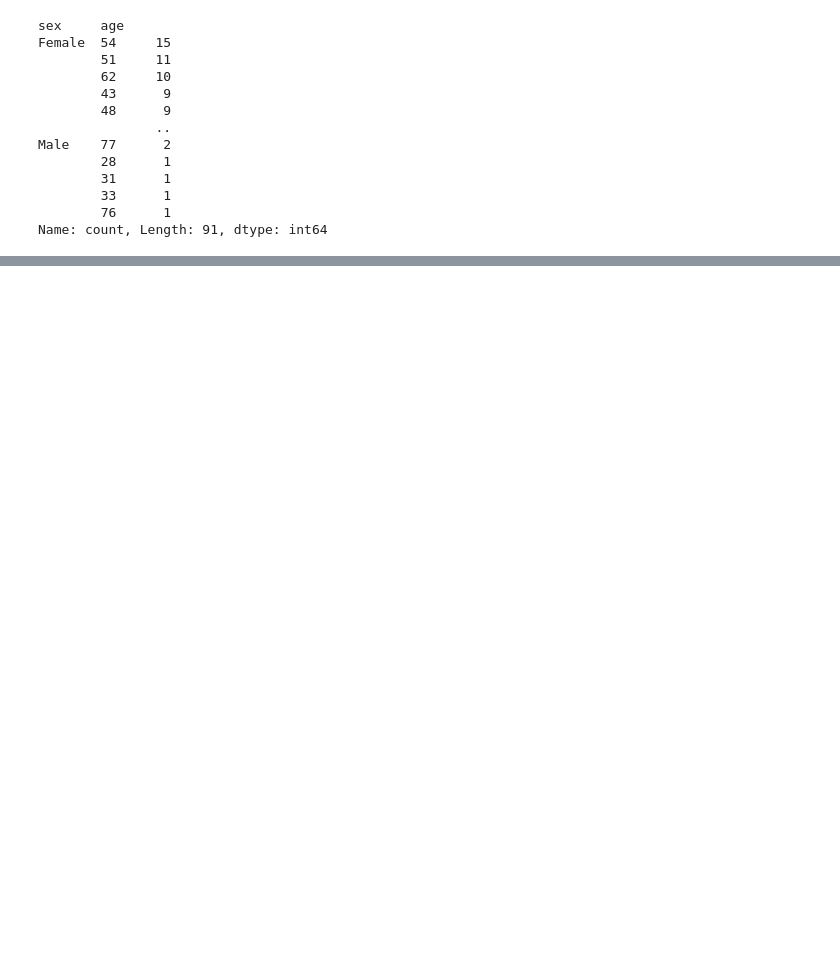
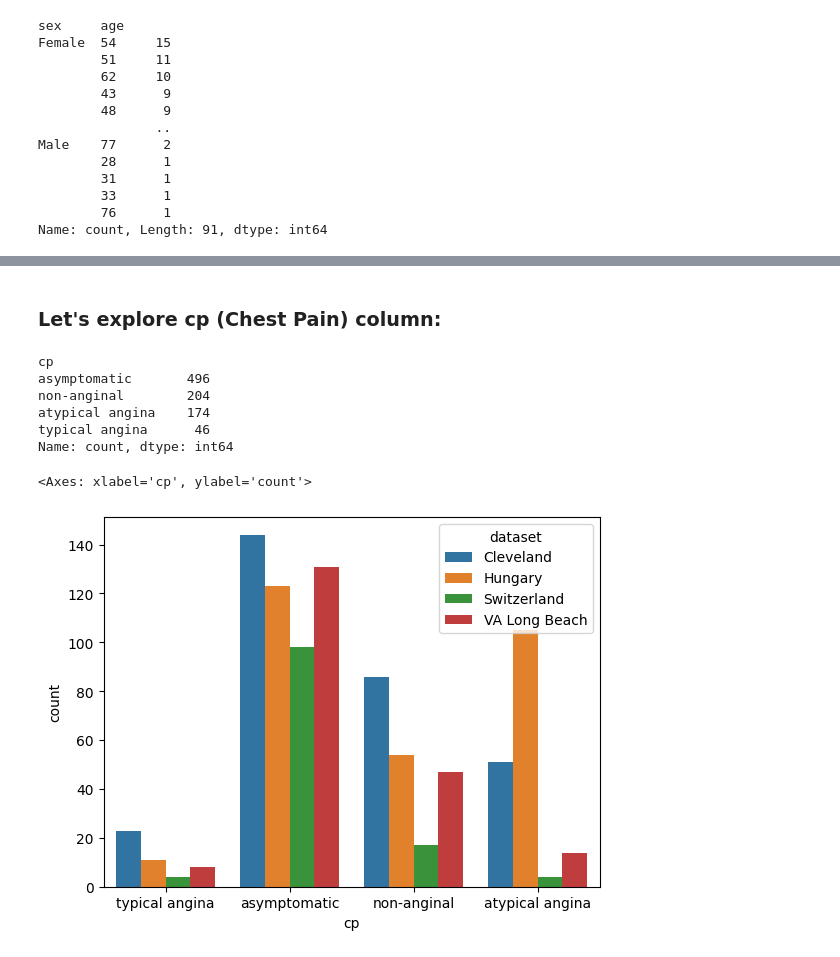
Before and after one commit to summaiyazafar/Learning, a Jupyter notebook: Practice/Python/Machine_Learning/Heart_Disease_DataSet/Heart_Disease_Project.ipynb, the cells around one changed output, grey strips where cells are left out. Cells and saved outputs as stored; diff of their text form; code cells hidden in the pictures; blank space fills up the shorter version.

```diff
--- a/Practice/Python/Machine_Learning/Heart_Disease_DataSet/Heart_Disease_Project.ipynb
+++ b/Practice/Python/Machine_Learning/Heart_Disease_DataSet/Heart_Disease_Project.ipynb
@@ -220,0 +291,18 @@ Name: count, Length: 91, dtype: int64
+# %% [markdown]
+### Let's explore cp (Chest Pain) column:
+# %%
+# value count of cp column
+df['cp'].value_counts()
+# %% [output]
+cp
+asymptomatic       496
+non-anginal        204
+atypical angina    174
+typical angina      46
+Name: count, dtype: int64
+# %%
+# count plot of cp column by dataset column
+sns.countplot(df, x='cp', hue='dataset')
+# %% [output]
+<Axes: xlabel='cp', ylabel='count'>
+[figure, added]
```
Also changed, not shown: parts of 31 cells of this notebook.
